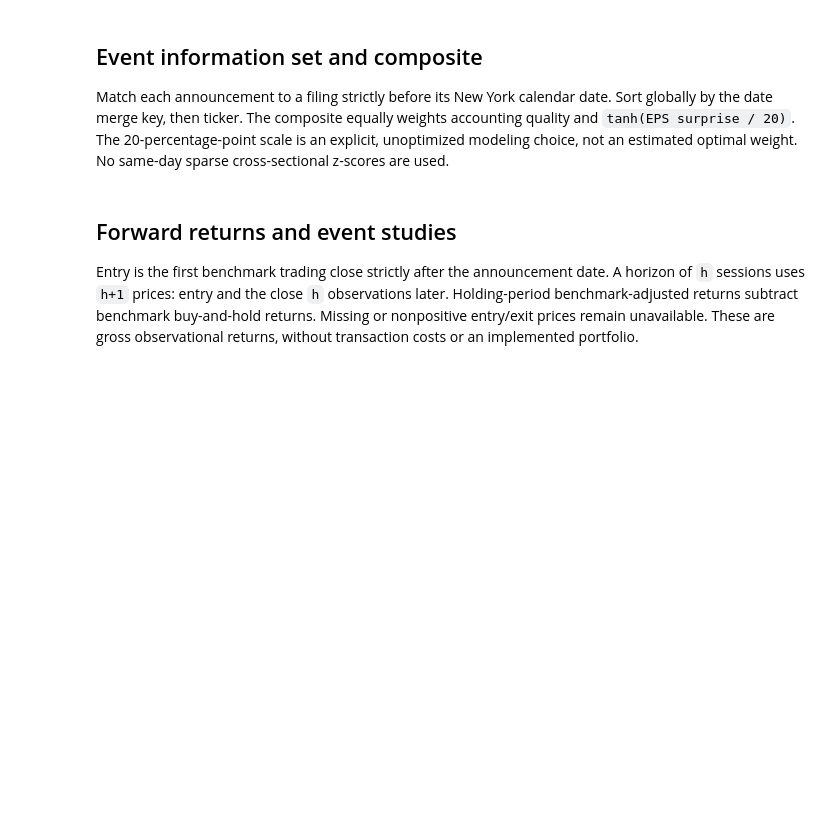
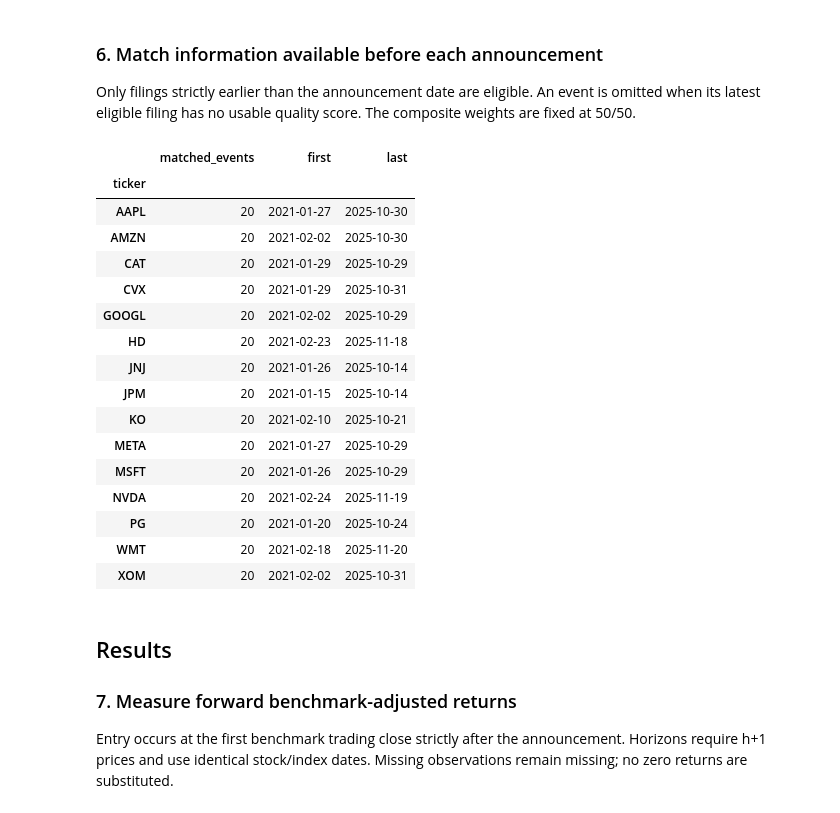
Before and after one commit to miguelpozosilva236-commits/financial-statement-quality-earnings-surprise, a Jupyter notebook: notebooks/Financial_Statement_Quality_Earnings_Surprise_Model.ipynb, the cells around one changed output. Cells and saved outputs as stored; diff of their text form; code cells hidden in the pictures; blank space fills up the shorter version.

```diff
--- a/notebooks/Financial_Statement_Quality_Earnings_Surprise_Model.ipynb
+++ b/notebooks/Financial_Statement_Quality_Earnings_Surprise_Model.ipynb
@@ -385,26 +359,33 @@ fig.show()
 # %% [markdown]
-## Event information set and composite
-Match each announcement to a filing strictly before its New York calendar date. Sort globally by the date merge key, then ticker. The composite equally weights accounting quality and `tanh(EPS surprise / 20)`. The 20-percentage-point scale is an explicit, unoptimized modeling choice, not an estimated optimal weight. No same-day sparse cross-sectional z-scores are used.
+### 6. Match information available before each announcement
+Only filings strictly earlier than the announcement date are eligible. An event is omitted when
+its latest eligible filing has no usable quality score. The composite weights are fixed at 50/50.
 # %%
-def match_events(earnings, features):
-    left = earnings.dropna(subset=["earnings_date"]).sort_values(["earnings_date", "ticker"])
-    right = features.dropna(subset=["filing_date"]).sort_values(["filing_date", "ticker"])
-    events = pd.merge_asof(left, right, left_on="earnings_date", right_on="filing_date",
-                           by="ticker", direction="backward", allow_exact_matches=False)
-    events["filing_precedes_earnings"] = events["filing_date"] < events["earnings_date"]
-    events = events.dropna(subset=["quality_score", "surprise_pct"]).copy()
-    # Fixed ex-ante 20-percentage-point scale avoids same-day sparse z-scores.
-    events["surprise_signal"] = np.tanh(events["surprise_pct"] / 20.)
-    events["composite_score"] = .5 * events["surprise_signal"] + .5 * events["quality_score"]
-    if not events["filing_precedes_earnings"].all():
-        raise AssertionError("A filing did not precede its matched announcement.")
-    return events.sort_values(["earnings_date", "ticker"]).reset_index(drop=True)
-
-events = match_events(earnings, sec)
-if events.empty:
-    raise RuntimeError("No events have both eligible filing features and EPS surprises.")
-display(events[["ticker", "earnings_date", "filing_date", "quality_score", "surprise_pct", "composite_score"]].head(12))
+events=match_events(earnings,sec)
+assert not events.empty and events['filing_precedes_earnings'].all()
+assert events['earnings_date'].ge(EVENT_START).all() and events['earnings_date'].lt(EVENT_END).all()
+display(events.groupby('ticker').agg(matched_events=('earnings_date','size'),first=('earnings_date','min'),last=('earnings_date','max')))
+# %% [output]
+|  | matched_events | first | last |
+| ticker |  |  |  |
+| AAPL | 20 | 2021-01-27 | 2025-10-30 |
+| AMZN | 20 | 2021-02-02 | 2025-10-30 |
+| CAT | 20 | 2021-01-29 | 2025-10-29 |
+| CVX | 20 | 2021-01-29 | 2025-10-31 |
+| GOOGL | 20 | 2021-02-02 | 2025-10-29 |
+| HD | 20 | 2021-02-23 | 2025-11-18 |
+| JNJ | 20 | 2021-01-26 | 2025-10-14 |
+| JPM | 20 | 2021-01-15 | 2025-10-14 |
+| KO | 20 | 2021-02-10 | 2025-10-21 |
+| META | 20 | 2021-01-27 | 2025-10-29 |
+| MSFT | 20 | 2021-01-26 | 2025-10-29 |
+| NVDA | 20 | 2021-02-24 | 2025-11-19 |
+| PG | 20 | 2021-01-20 | 2025-10-24 |
+| WMT | 20 | 2021-02-18 | 2025-11-20 |
+| XOM | 20 | 2021-02-02 | 2025-10-31 |
 # %% [markdown]
-## Forward returns and event studies
-Entry is the first benchmark trading close strictly after the announcement date. A horizon of `h` sessions uses `h+1` prices: entry and the close `h` observations later. Holding-period benchmark-adjusted returns subtract benchmark buy-and-hold returns. Missing or nonpositive entry/exit prices remain unavailable. These are gross observational returns, without transaction costs or an implemented portfolio.
+## Results
+### 7. Measure forward benchmark-adjusted returns
+Entry occurs at the first benchmark trading close strictly after the announcement. Horizons require
+h+1 prices and use identical stock/index dates. Missing observations remain missing; no zero returns are substituted.
 # %%
```
Also changed, not shown: parts of 30 cells of this notebook, 29 other files.
